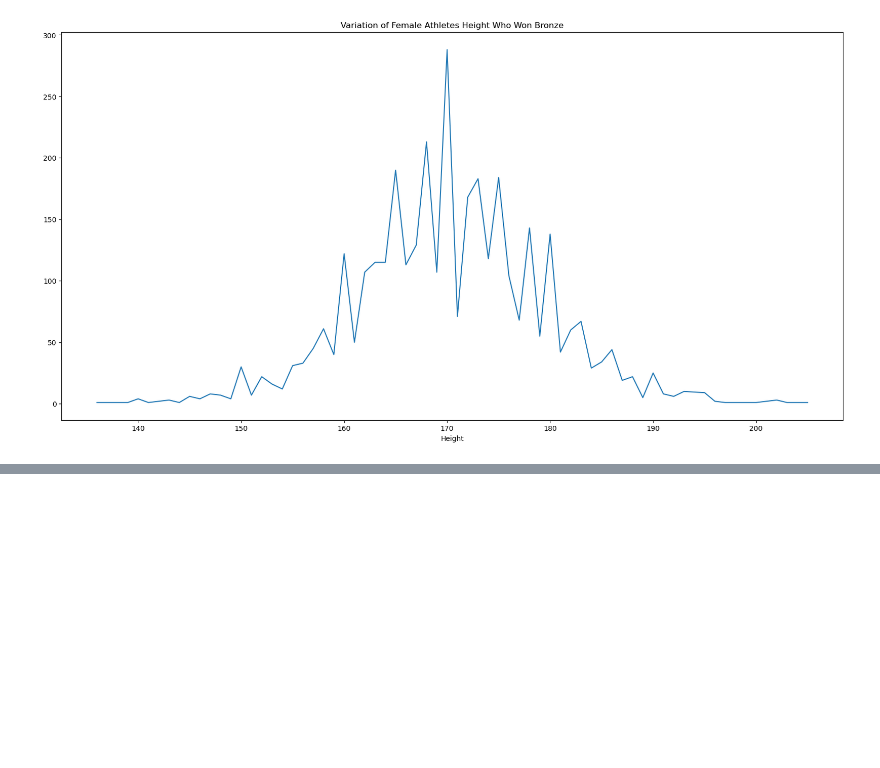
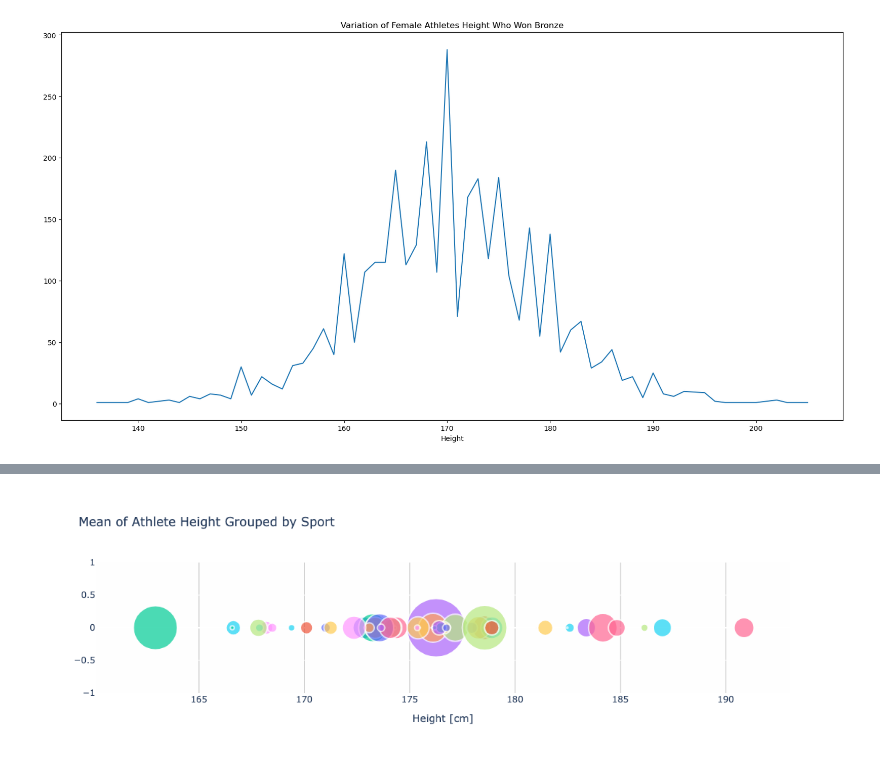
Before and after one commit to andrewgiannettino/Project-3, a Jupyter notebook: Athlete_Height_Data.ipynb, the cells around one changed output, grey strips where cells are left out. Saved outputs shown, nothing was run; the diff lists cells and outputs as text; code cells hidden in the pictures; blank space fills up the shorter version.

Commit message:
Athlete height by sport graph

```diff
--- a/Athlete_Height_Data.ipynb
+++ b/Athlete_Height_Data.ipynb
@@ -165,0 +161,7 @@ KeyError: 'F'
+# %%
+tmp = athlete_height.groupby(['Sport'])['Height'].agg('mean').dropna()
+df1 = pd.DataFrame(tmp).reset_index()
+tmp2 = athlete_height.groupby(['Sport'])['ID'].count()
+df2 = pd.DataFrame(tmp2).reset_index()
+dataset = df1.merge(df2)
+dataset.head()
@@ -165,0 +175,51 @@ KeyError: 'F'
+# %%
+hover_text = []
+for index, row in dataset.iterrows():
+    hover_text.append(('Sport: {}<br>'+
+                      'Number of athlets: {}<br>'+
+                      'Mean Height: {}<br>').format(row['Sport'],
+                                            row['ID'],
+                                            round(row['Height'],2)
+                                            ))
+dataset['hover_text'] = hover_text
+# %%
+data = []
+for sport in dataset['Sport']:
+    ds = dataset[dataset['Sport']==sport]
+    trace = go.Scatter(
+        x = ds['Height'],
+
+        name = sport,
+        marker=dict(
+            symbol='circle',
+            sizemode='area',
+            sizeref=10,
+            size=ds['ID'],
+            line=dict(
+                width=2
+            ),),
+        text = ds['hover_text']
+    )
+    data.append(trace)
+
+layout = go.Layout(
+    title='Mean of Athlete Height Grouped by Sport',
+    xaxis=dict(
+        title='Height [cm]',
+        gridcolor='rgb(128, 128, 128)',
+        zerolinewidth=1,
+        ticklen=1,
+        gridwidth=0.5,
+
+    ),
+    paper_bgcolor='rgb(255,255,255)',
+    plot_bgcolor='rgb(254, 254, 254)',
+    showlegend=False,
+)
+
+
+fig = dict(data = data, layout = layout)
+
+iplot(fig, filename='athletes_Height_measurements')
+# %% [output]
+[figure, added]
```
Also changed, not shown: parts of 3 cells of this notebook.
